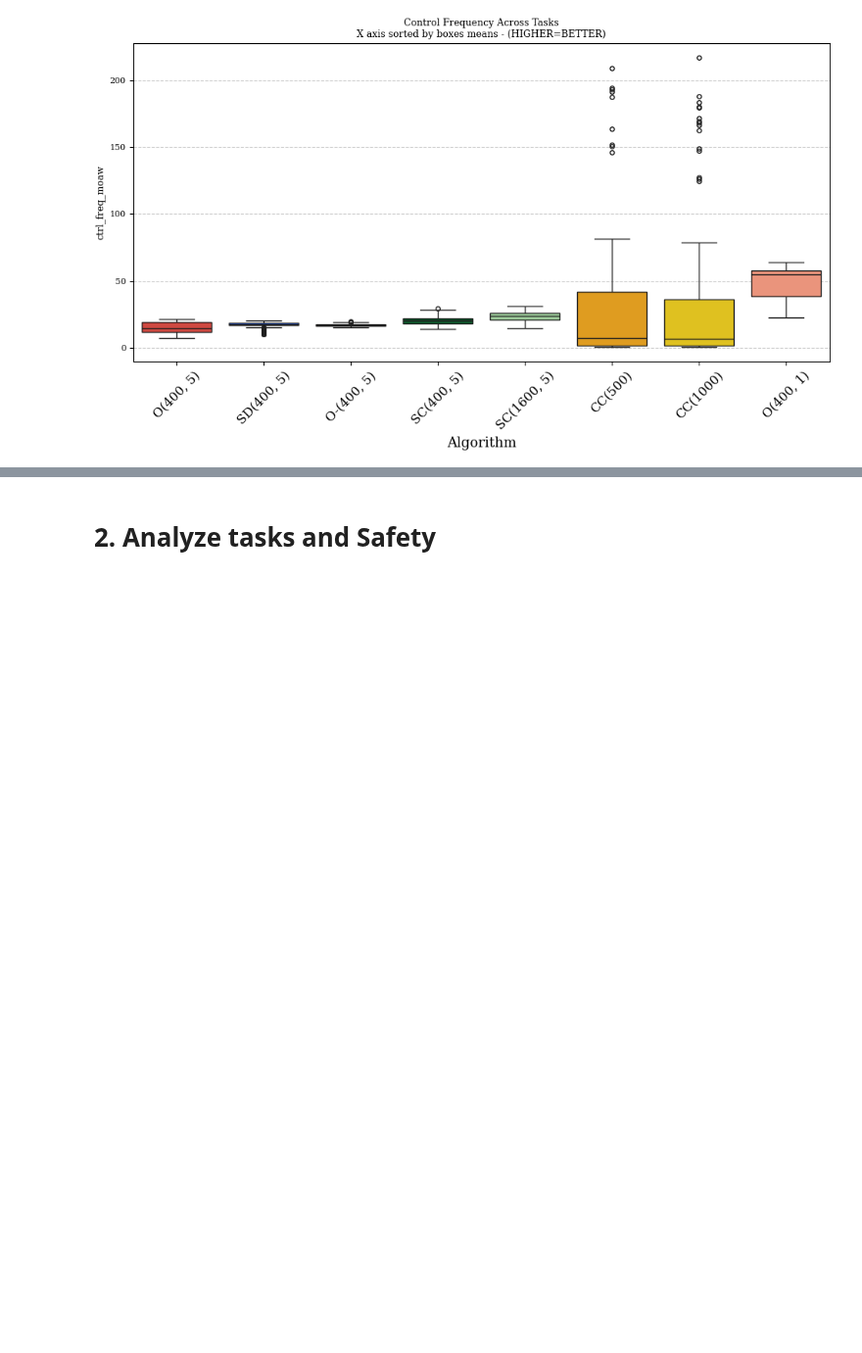
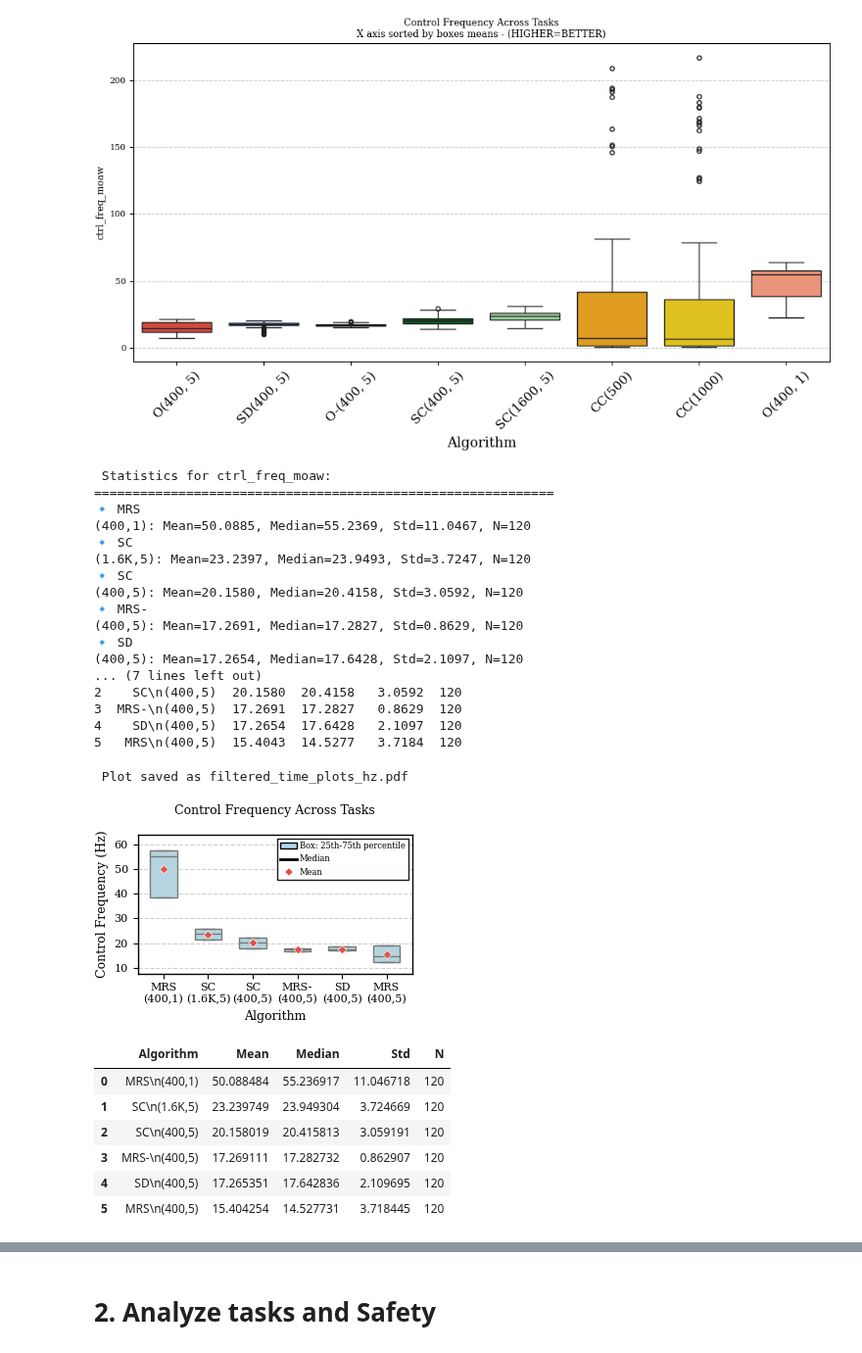
Before and after one commit to Dan7171/rl_for_curobo, a Jupyter notebook: projects_root/experiments/analysis_test_cluster.ipynb, the cells around one changed output, grey strips where cells are left out. Shown at 98% size. Cells and saved outputs as stored; diff of their text form; code cells hidden in the pictures; blank space fills up the shorter version.

```diff
--- a/projects_root/experiments/analysis_test_cluster.ipynb
+++ b/projects_root/experiments/analysis_test_cluster.ipynb
@@ -1424,0 +1625,29 @@ Passing `palette` without assigning `hue` is deprecated and will be removed in v
+# %%
+make_time_plots_filtered(df_times, hz=True, save=True, colormap=alg_colors)
+# %% [output]
+ Statistics for ctrl_freq_moaw:
+============================================================
+🔹 MRS
+(400,1): Mean=50.0885, Median=55.2369, Std=11.0467, N=120
+🔹 SC
+(1.6K,5): Mean=23.2397, Median=23.9493, Std=3.7247, N=120
+🔹 SC
+(400,5): Mean=20.1580, Median=20.4158, Std=3.0592, N=120
+🔹 MRS-
+(400,5): Mean=17.2691, Median=17.2827, Std=0.8629, N=120
+🔹 SD
+(400,5): Mean=17.2654, Median=17.6428, Std=2.1097, N=120
+... (7 lines left out)
+2    SC\n(400,5)  20.1580  20.4158   3.0592  120
+3  MRS-\n(400,5)  17.2691  17.2827   0.8629  120
+4    SD\n(400,5)  17.2654  17.6428   2.1097  120
+5   MRS\n(400,5)  15.4043  14.5277   3.7184  120
+ Plot saved as filtered_time_plots_hz.pdf
+[figure, added]
+|  | Algorithm | Mean | Median | Std | N |
+| 0 | MRS\n(400,1) | 50.088484 | 55.236917 | 11.046718 | 120 |
+| 1 | SC\n(1.6K,5) | 23.239749 | 23.949304 | 3.724669 | 120 |
+| 2 | SC\n(400,5) | 20.158019 | 20.415813 | 3.059191 | 120 |
+| 3 | MRS-\n(400,5) | 17.269111 | 17.282732 | 0.862907 | 120 |
+| 4 | SD\n(400,5) | 17.265351 | 17.642836 | 2.109695 | 120 |
+| 5 | MRS\n(400,5) | 15.404254 | 14.527731 | 3.718445 | 120 |
```
Also changed, not shown: parts of 6 cells of this notebook, 8 other files.
